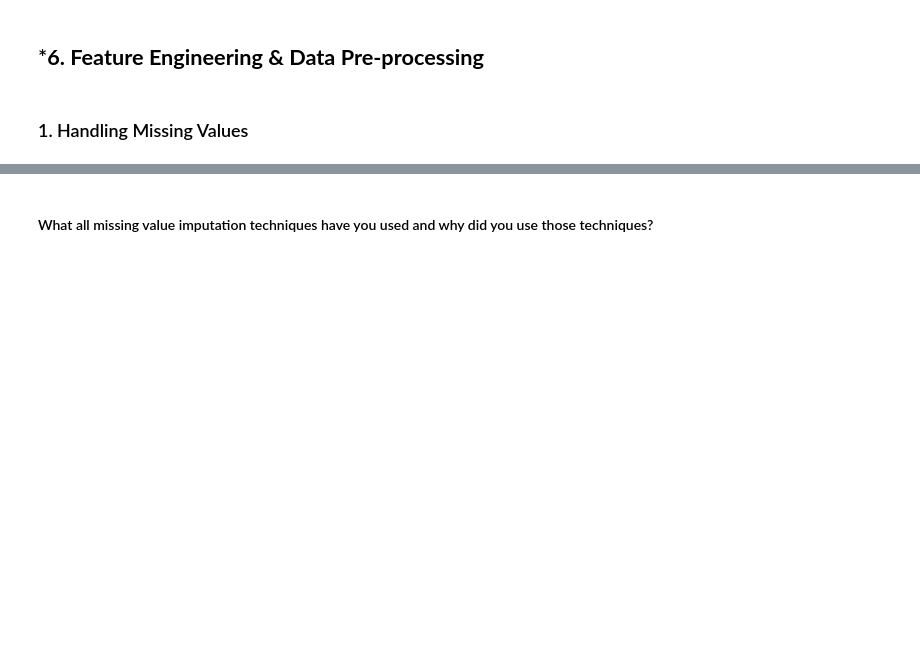
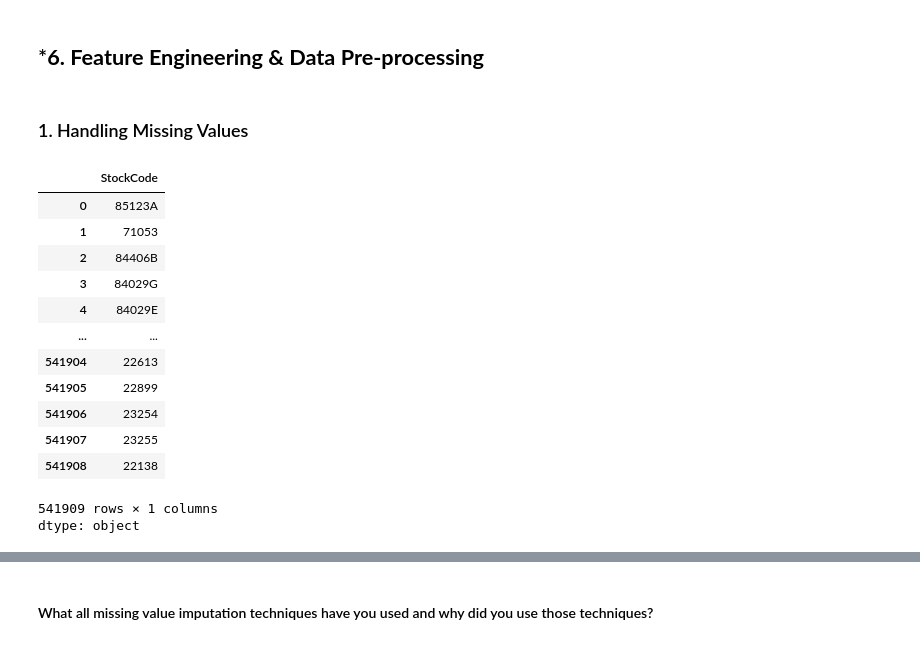
Before and after one commit to varuncode01/ST_Project5, a Jupyter notebook: ML_Project5.ipynb, the cells around one changed output, grey strips where cells are left out. Drawn from its saved outputs; the diff is of its cells as text; code cells hidden in the pictures; blank space fills up the shorter version.

```diff
--- a/ML_Project5.ipynb
+++ b/ML_Project5.ipynb
@@ -558,2 +563,19 @@ df = df['CustomerID'].drop(axis = 1)
 df['Description'] = df['Description'].fillna("Unknown")
+# %%
+df['StockCode']
+# %% [output]
+|  | StockCode |
+| 0 | 85123A |
+| 1 | 71053 |
+| 2 | 84406B |
+| 3 | 84029G |
+| 4 | 84029E |
+| ... | ... |
+| 541904 | 22613 |
+| 541905 | 22899 |
+| 541906 | 23254 |
+| 541907 | 23255 |
+| 541908 | 22138 |
+541909 rows × 1 columns
+dtype: object
 # %%
```
Also changed, not shown: parts of 23 cells of this notebook.
